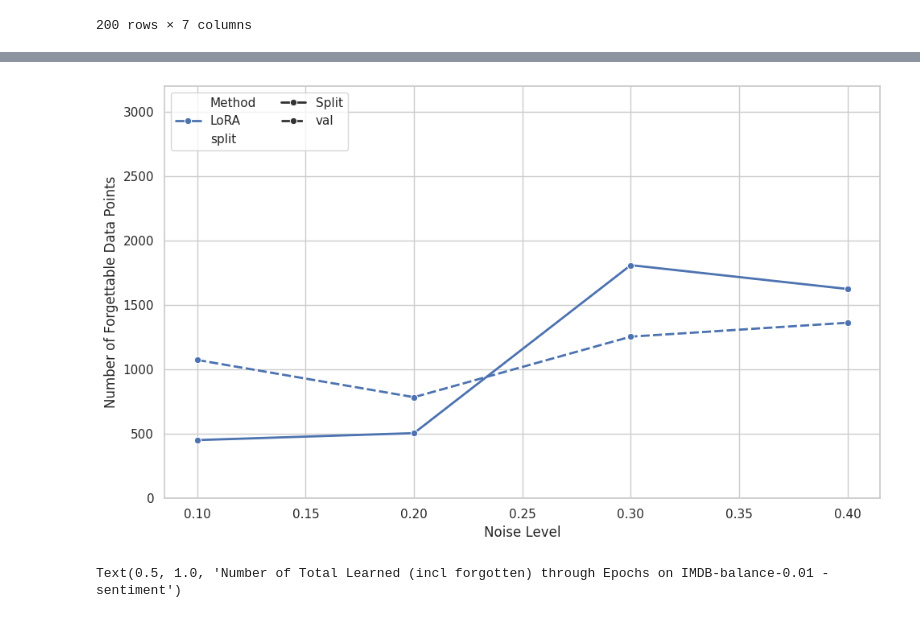
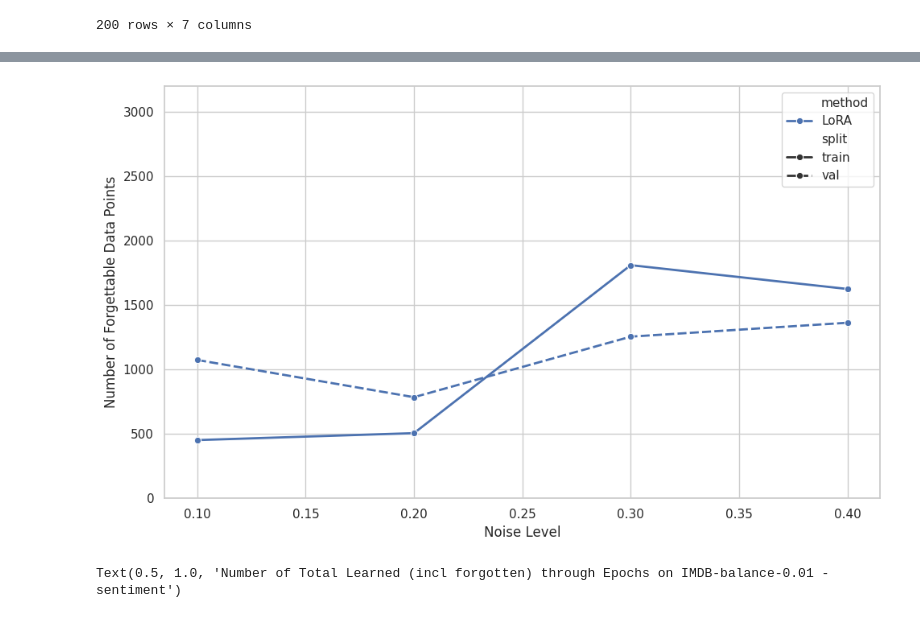
Before and after one commit to Ali-Omrani/LoRA-Label-Noise-Robustness, a Jupyter notebook: notebooks/post_hoc_analysis.ipynb, the cells around one changed output, grey strips where cells are left out. Saved outputs shown, nothing was run; the diff lists cells and outputs as text; code cells hidden in the pictures.

```diff
--- a/notebooks/post_hoc_analysis.ipynb
+++ b/notebooks/post_hoc_analysis.ipynb
@@ -68,10 +68,10 @@ experiment_dir_root = "../../../naacl-noise/low-res-noise/experiments/"
 # %%
 LABEL = "sentiment"
 BALANCE = 0.5
-EPOCHS = 10
+EPOCHS = 20
 limit = 10000
 l2 =0.01
-method="lora"
+method="finetune"
 max_dfs = []
 for balance in [0.5, 0.4, 0.3,0.2,0.1, 0.05, 0.01]:
     root_dir = os.path.join(experiment_dir_root, f"acl-exp5-method-{method}-limit-{limit}-l2-{l2}-balance-{balance}")
@@ -210,6 +210,7 @@ df
 | 199 | 0.4 | 20 | 1363 | 3103 | 0 | 137 | val |
 200 rows × 7 columns
 # %%
+
 N_fs = []
 N_ls = []
 noises = []
@@ -217,7 +218,7 @@ splits = []
 for noise in [0.1, 0.2, 0.3, 0.4]:
     for split in ["train", "val"]:
         N_forgotten = df[(df["epochs"]==EPOCHS) & (df["split"] == split)& (df["noise"]==noise)]["forgotten_so_far"].values[0]
-        N_learned = df[(df["epochs"]==EPOCHS) & (df["split"] == split) & (df["noise"]==noise)]["learned_so_far"].values[0]
+        N_learned = df[(df["epochs"]==10) & (df["split"] == split) & (df["noise"]==noise)]["learned_so_far"].values[0]
         print(f"noise {noise} split {split} forgotten {N_forgotten} learned {N_learned} forgotten/learned {N_forgotten/N_learned}")
         N_fs.append(N_forgotten)
         N_ls.append(N_learned)
@@ -237,31 +250,30 @@ noise 0.4 split val forgotten 1363 learned 3103 forgotten/learned 0.439252336448
 # %%
 try:
     learned_df["method"]="LoRA"
     forgotten_dfs.append(learned_df)
     plot_df = pd.concat(forgotten_dfs)
     plt.figure(figsize=(10, 6))
     sns.lineplot(x='noise', y='N_forgotten', style='split', hue="method", data=plot_df, marker='o', linewidth=2)
     plt.ylim(0, 3200)
     handles, labels = plt.gca().get_legend_handles_labels()
     labels[0]= "Method"
     labels[3] = "Split"
     plt.legend( handles, labels, loc='upper left', ncol=2)
     plt.ylabel("Number of Forgettable Data Points")
     plt.xlabel("Noise Level")
     plt.tight_layout()
     plt.savefig('forgettable_new.png', dpi=300, bbox_inches='tight')  # Set DPI to 300 for high quality
 except:
     plot_df = learned_df
     plt.figure(figsize=(10, 6))
     sns.lineplot(x='noise', y='N_forgotten', style='split', hue="method", data=plot_df, marker='o', linewidth=2)
     plt.ylim(0, 3200)
-    plt.legend( handles, labels, loc='upper left', ncol=2)
     plt.ylabel("Number of Forgettable Data Points")
     plt.xlabel("Noise Level")
     plt.tight_layout()
     plt.savefig('forgettable_new.png', dpi=300, bbox_inches='tight')  # Set DPI to 300 for high quality
 # %% [output]
-[figure, old version]
+[figure, new version]
 # %%
 plt.figure(figsize=(10, 6))
 sns.lineplot(data=df, x="epochs", y="learned_so_far", hue="noise", style="split", marker='o')
```
Also changed, not shown: parts of 4 cells of this notebook.
